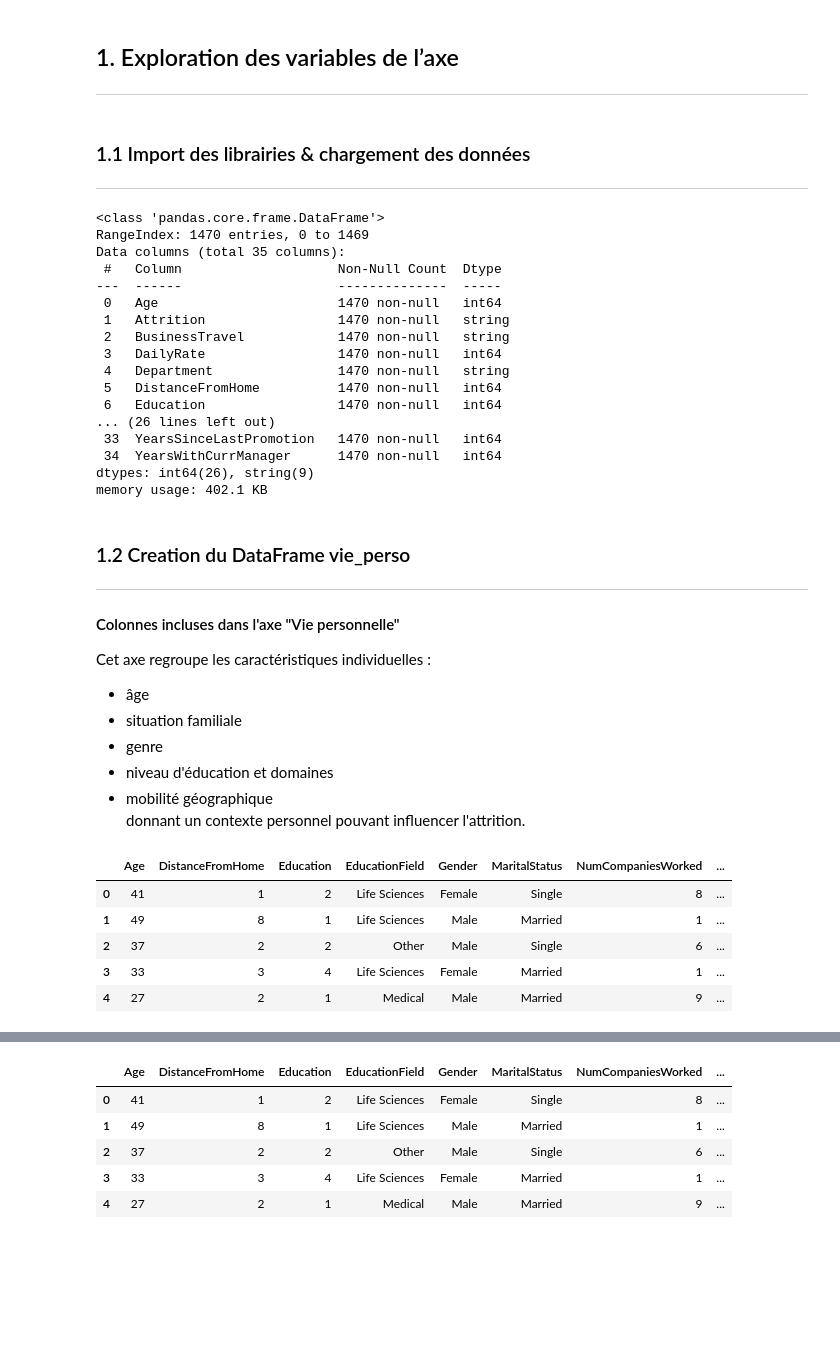
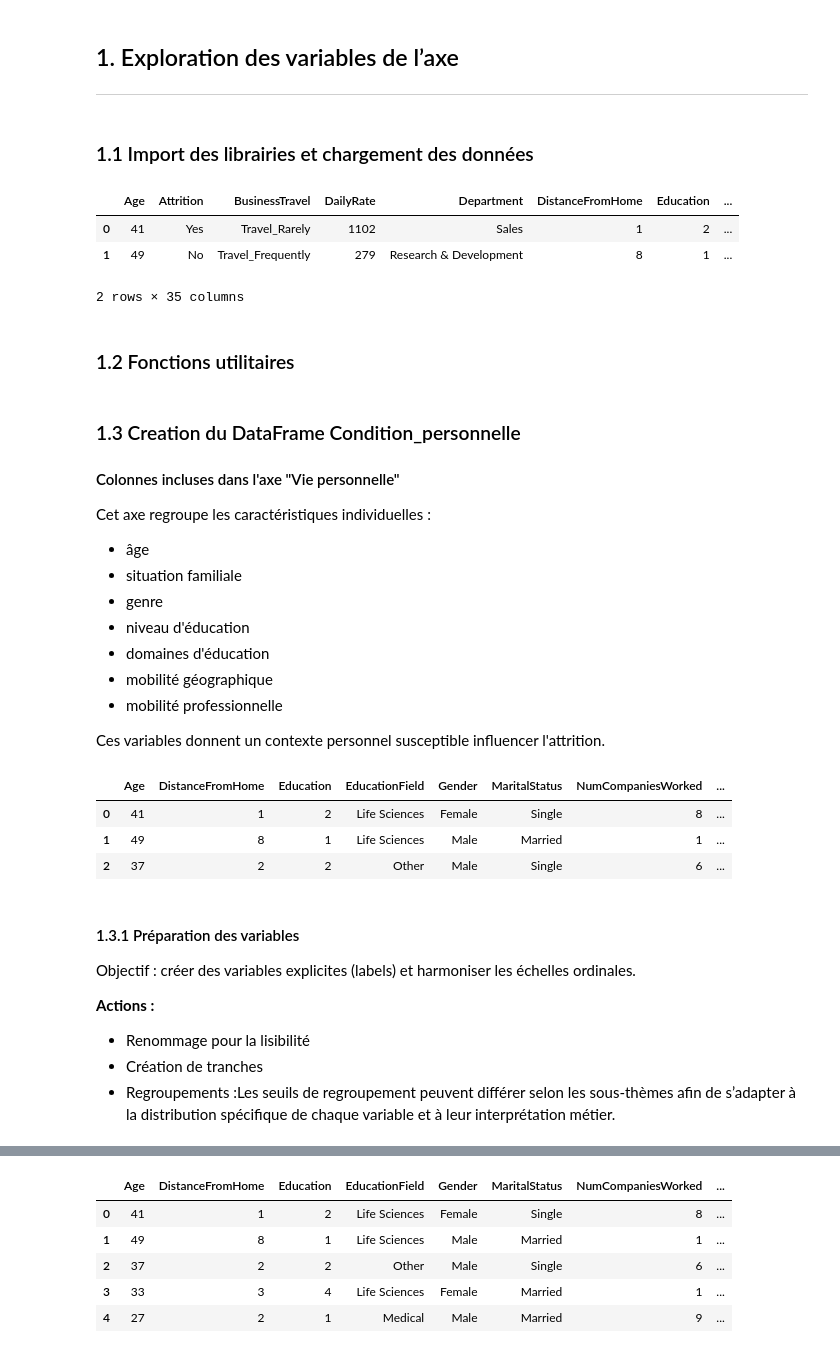
Before and after one commit to Kemuri15/employee-attrition-analysis, a Jupyter notebook: notebooks/03_axe_1_vie_personnelle.ipynb, the cells around one changed output, grey strips where cells are left out. Cells and saved outputs as stored; diff of their text form; code cells hidden in the pictures; blank space fills up the shorter version.

```diff
--- a/notebooks/03_axe_1_vie_personnelle.ipynb
+++ b/notebooks/03_axe_1_vie_personnelle.ipynb
@@ -14,8 +14,7 @@ Ce notebook a pour objectif :
 ## 1. Exploration des variables de l’axe
 ---
 # %% [markdown]
-### 1.1 Import des librairies & chargement des données
----
+### 1.1 Import des librairies et chargement des données
 # %%
 # import librairies
 
@@ -28,22 +28,11 @@ import os
 # %%
 # chargement du df
 df_clean = pd.read_parquet("C:/Users/Kemu/Documents/Formation/Projet Pro Data/2_Projets_Tests/projet-RH_test/data/processed/employees_clean.parquet")
-df_clean.info()
+df_clean.head(2)
 # %% [output]
+|  | Age | Attrition | BusinessTravel | DailyRate | Department | DistanceFromHome | Education | ... |
+| 0 | 41 | Yes | Travel_Rarely | 1102 | Sales | 1 | 2 | ... |
+| 1 | 49 | No | Travel_Frequently | 279 | Research & Development | 8 | 1 | ... |
-<class 'pandas.core.frame.DataFrame'>
-RangeIndex: 1470 entries, 0 to 1469
-Data columns (total 35 columns):
- #   Column                    Non-Null Count  Dtype
----  ------                    --------------  -----
- 0   Age                       1470 non-null   int64
- 1   Attrition                 1470 non-null   string
- 2   BusinessTravel            1470 non-null   string
- 3   DailyRate                 1470 non-null   int64
- 4   Department                1470 non-null   string
- 5   DistanceFromHome          1470 non-null   int64
- 6   Education                 1470 non-null   int64
-... (26 lines left out)
- 33  YearsSinceLastPromotion   1470 non-null   int64
- 34  YearsWithCurrManager      1470 non-null   int64
-dtypes: int64(26), string(9)
-memory usage: 402.1 KB
+2 rows × 35 columns
+# %% [markdown]
+### 1.2 Fonctions utilitaires
@@ -50,27 +71,37 @@ memory usage: 402.1 KB
 # %% [markdown]
-### 1.2 Creation du DataFrame vie_perso
----
+### 1.3 Creation du DataFrame Condition_personnelle
+
 #### Colonnes incluses dans l'axe "Vie personnelle"
 
 Cet axe regroupe les caractéristiques individuelles :
 - âge
 - situation familiale
 - genre
-- niveau d'éducation  et domaines
+- niveau d'éducation
+- domaines d'éducation
 - mobilité géographique
-donnant un contexte personnel pouvant influencer l'attrition.
+- mobilité professionnelle
+
+Ces variables donnent un contexte personnel susceptible influencer l'attrition.
 # %%
 # colonnes vie_perso
-col_perso = ['Age', 'DistanceFromHome','Education','EducationField','Gender','MaritalStatus','NumCompaniesWorked',"EmployeeNumber"]
+col_conditions_perso = ['Age', 'DistanceFromHome','Education','EducationField','Gender','MaritalStatus','NumCompaniesWorked',"EmployeeNumber"]
 
 # creation df_vie_perso
-df_vie_perso = df_clean[col_perso + ['Attrition']].copy()
-df_vie_perso.head()
+df_conditions_personnelles = df_clean[col_conditions_perso + ['Attrition']].copy()
+df_conditions_personnelles.head(3)
 # %% [output]
 |  | Age | DistanceFromHome | Education | EducationField | Gender | MaritalStatus | NumCompaniesWorked | ... |
 | 0 | 41 | 1 | 2 | Life Sciences | Female | Single | 8 | ... |
 | 1 | 49 | 8 | 1 | Life Sciences | Male | Married | 1 | ... |
 | 2 | 37 | 2 | 2 | Other | Male | Single | 6 | ... |
-| 3 | 33 | 3 | 4 | Life Sciences | Female | Married | 1 | ... |
-| 4 | 27 | 2 | 1 | Medical | Male | Married | 9 | ... |
+# %% [markdown]
+#### 1.3.1 Préparation des variables
+
+Objectif : créer des variables explicites (labels) et harmoniser les échelles ordinales.
+
+**Actions :**
+- Renommage pour la lisibilité
+- Création de tranches
+- Regroupements :Les seuils de regroupement peuvent différer selon les sous-thèmes afin de s’adapter à la distribution spécifique de chaque variable et à leur interprétation métier.
 # %% [markdown]
```
Also changed, not shown: parts of 21 cells of this notebook, 5 other files.
